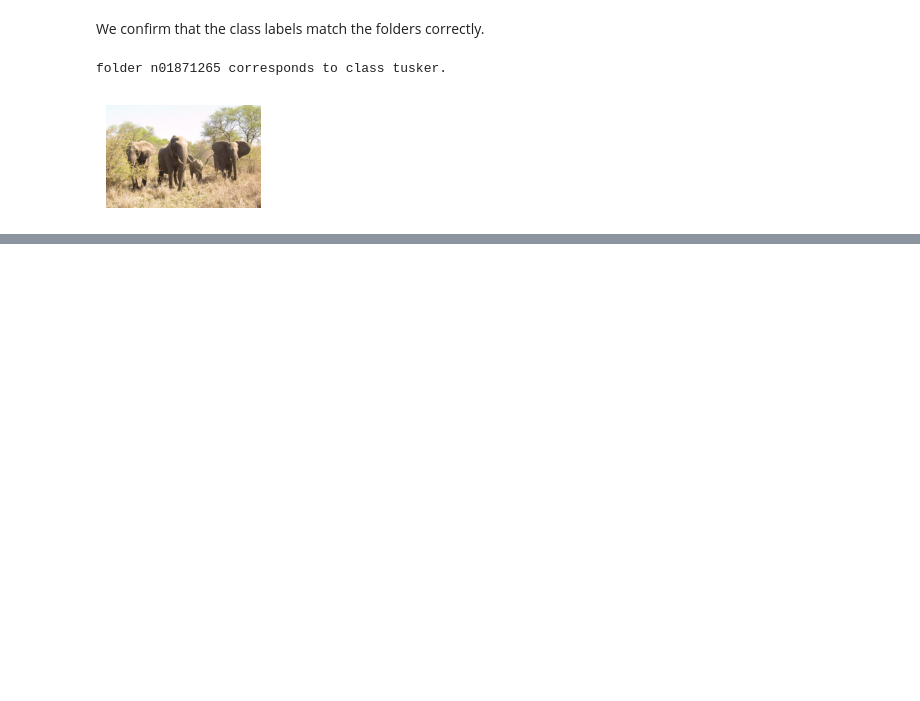
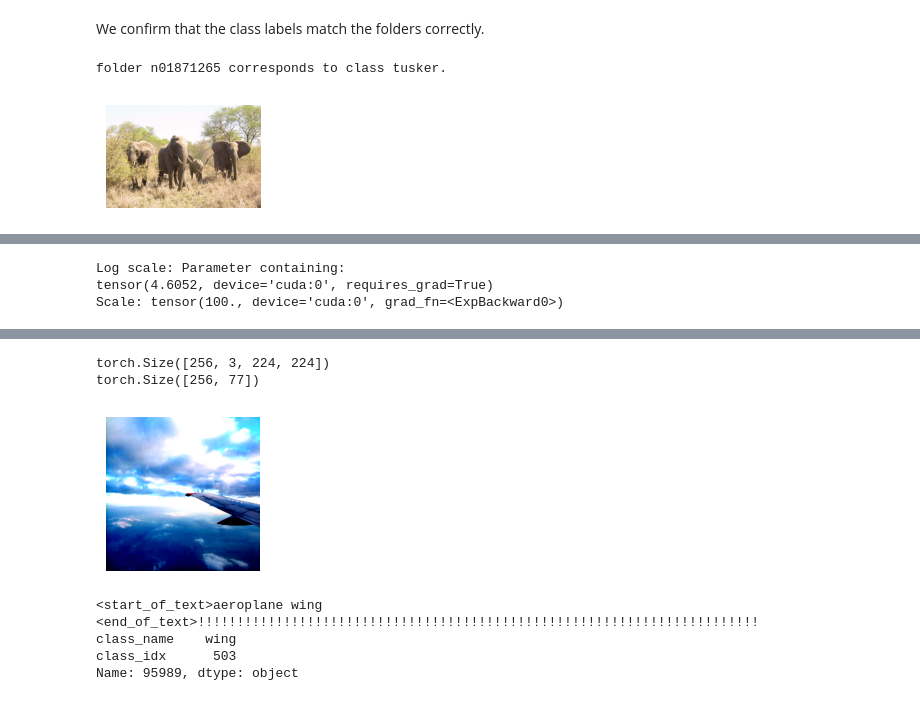
Before and after one commit to ronakdm/balancing, a Jupyter notebook: notebooks/create_imagenet_captions.ipynb, the cells around one changed output, grey strips where cells are left out. Drawn from its saved outputs; the diff is of its cells as text; code cells hidden in the pictures; blank space fills up the shorter version.

```diff
--- a/notebooks/create_imagenet_captions.ipynb
+++ b/notebooks/create_imagenet_captions.ipynb
@@ -115,0 +407,2 @@ args.distributed = False
+# %%
+model = GPT2LMHeadModel.from_pretrained(f'gpt2', output_hidden_states=True).to(DEVICE)
@@ -115,0 +541,21 @@ args.distributed = False
+# %%
+model, preprocess_train, preprocess_val = open_clip.create_model_and_transforms('ViT-B-32', pretrained='datacomp_xl_s13b_b90k')
+model.to(DEVICE)
+tokenizer = open_clip.get_tokenizer('ViT-B-32')
+
+print("Log scale:", model.logit_scale)
+print("Scale:", model.logit_scale.exp())
+# %% [output]
+Log scale: Parameter containing:
+tensor(4.6052, device='cuda:0', requires_grad=True)
+Scale: tensor(100., device='cuda:0', grad_fn=<ExpBackward0>)
+# %%
+params = [
+    "--train-data", f"{DATA_PATH}/imagenet_captions_train_c{NUM_CLASSES}.csv",
+    "--val-data", f"{DATA_PATH}/imagenet_captions_val_c{NUM_CLASSES}.csv",
+    "--dataset-type", "csv",
+    "--csv-img-key", "filepath",
+    "--csv-caption-key", "title"
+]
+args = parse_args(params)
+args.distributed = False
@@ -115,0 +590,24 @@ args.distributed = False
+# %%
+for i, batch in enumerate(dataloader):
+    idx, images, texts = batch
+    break
+
+print(images.shape)
+print(texts.shape)
+
+batch_id = 0
+
+# show image from dataloader
+img = images[batch_id].numpy().transpose([1, 2, 0])
+fig, ax = plt.subplots(figsize=(2, 2))
+ax.axis("off")
+ax.imshow(img)
+plt.show()
+
+# show decoded text from dataloader
+txt = texts[batch_id]
+print(tokenizer.decode([elem.item() for elem in txt]))
+
+# show caption for dataset
+print(train_class_labels.loc[idx[batch_id].item()])
+# %% [output]
@@ -115,0 +615,7 @@ args.distributed = False
+torch.Size([256, 3, 224, 224])
+torch.Size([256, 77])
+[figure, added]
+<start_of_text>aeroplane wing <end_of_text>!!!!!!!!!!!!!!!!!!!!!!!!!!!!!!!!!!!!!!!!!!!!!!!!!!!!!!!!!!!!!!!!!!!!!!!!
+class_name    wing
+class_idx      503
+Name: 95989, dtype: object
```
Also changed, not shown: parts of 35 cells of this notebook.
